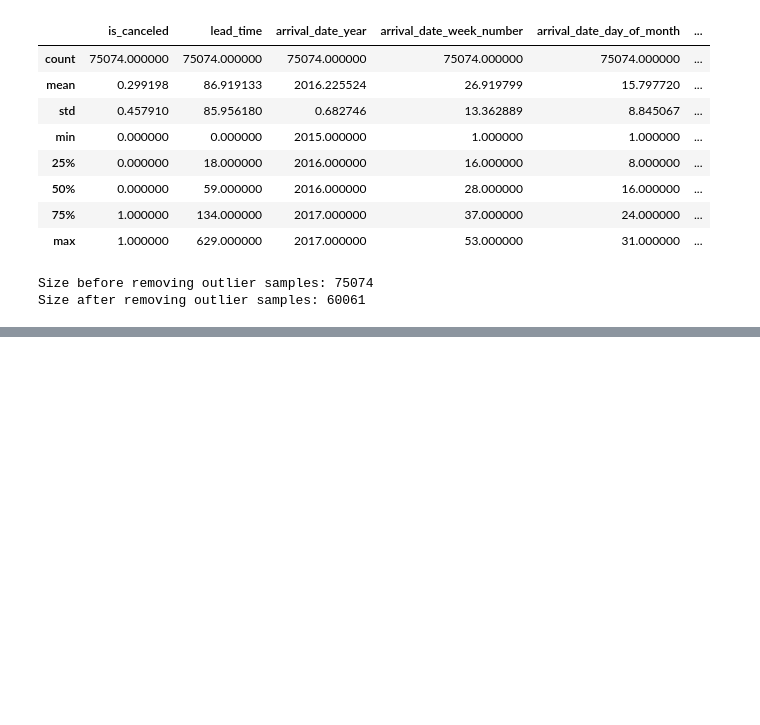
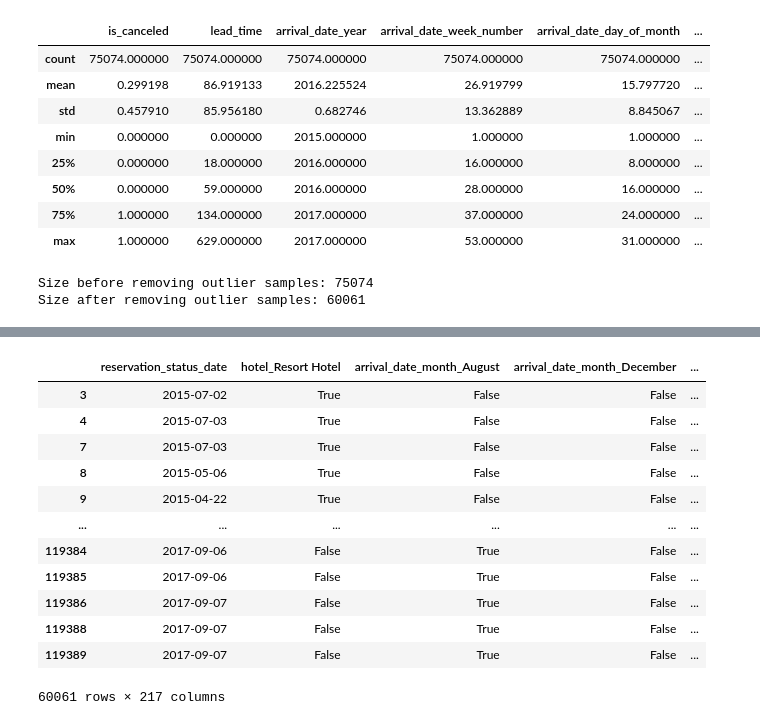
Before and after one commit to frktsc/hotel-booking, a Jupyter notebook: research.ipynb, the cells around one changed output, grey strips where cells are left out. Cells and saved outputs as stored; diff of their text form; code cells hidden in the pictures; blank space fills up the shorter version.

```diff
--- a/research.ipynb
+++ b/research.ipynb
@@ -219,0 +229,17 @@ data
+# %%
+data_encoded=pd.get_dummies(data[categorical_columns],drop_first=True)
+data_encoded
+# %% [output]
+|  | reservation_status_date | hotel_Resort Hotel | arrival_date_month_August | arrival_date_month_December | ... |
+| 3 | 2015-07-02 | True | False | False | ... |
+| 4 | 2015-07-03 | True | False | False | ... |
+| 7 | 2015-07-03 | True | False | False | ... |
+| 8 | 2015-05-06 | True | False | False | ... |
+| 9 | 2015-04-22 | True | False | False | ... |
+| ... | ... | ... | ... | ... | ... |
+| 119384 | 2017-09-06 | False | True | False | ... |
+| 119385 | 2017-09-06 | False | True | False | ... |
+| 119386 | 2017-09-07 | False | True | False | ... |
+| 119388 | 2017-09-07 | False | True | False | ... |
+| 119389 | 2017-09-07 | False | True | False | ... |
+60061 rows × 217 columns
```
Also changed, not shown: parts of 19 cells of this notebook, 2 other files.
